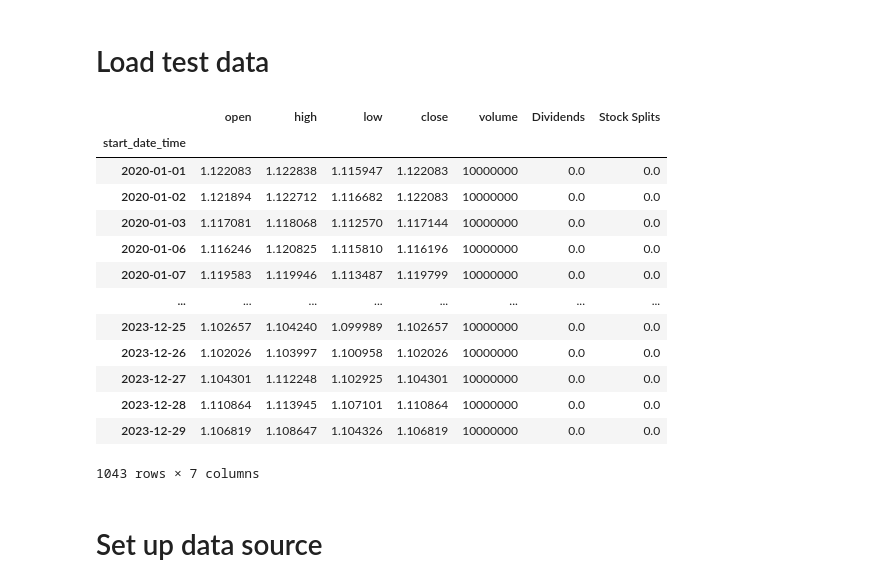
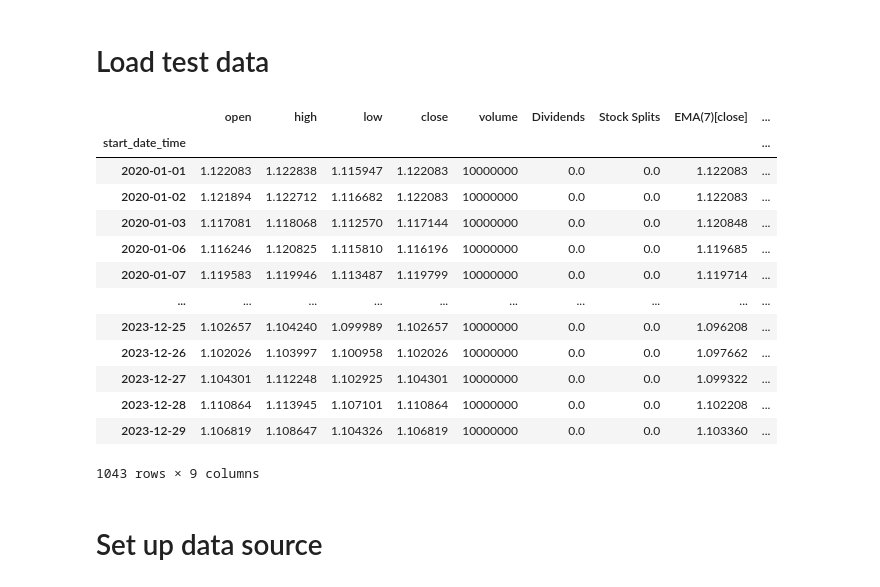
Before and after one commit to NNTrade/StrategyTesterOptimizer, a Jupyter notebook: example/PyAlgoTrade_example.ipynb, the cells around one changed output. Cells and saved outputs as stored; diff of their text form; code cells hidden in the pictures.

```diff
--- a/example/PyAlgoTrade_example.ipynb
+++ b/example/PyAlgoTrade_example.ipynb
@@ -6,6 +6,8 @@ root_logger = logging.getLogger()
 root_logger.propagate = True
 # %% [markdown]
 # Set constants
+# %%
+ema_list = [7,14]
 # %%
 test_data_path = "./tmp/test.csv"
 # %% [markdown]
@@ -29,22 +31,26 @@ if not os.path.exists(test_data_path):
 # %%
 data_df:pd.DataFrame = pd.read_csv(test_data_path, index_col=INDEX)
 data_df.index = pd.to_datetime(data_df.index)
+from NNTrade.indicators.ma import EmaBuilder
+for ema_p in ema_list:
+    ema_b = EmaBuilder(ema_p)
+    data_df[ema_b.get_name(CLOSE)] = ema_b.get_for(data_df[CLOSE])
 data_df
 # %% [output]
-|  | open | high | low | close | volume | Dividends | Stock Splits |
-| start_date_time |  |  |  |  |  |  |  |
-| 2020-01-01 | 1.122083 | 1.122838 | 1.115947 | 1.122083 | 10000000 | 0.0 | 0.0 |
-| 2020-01-02 | 1.121894 | 1.122712 | 1.116682 | 1.122083 | 10000000 | 0.0 | 0.0 |
-| 2020-01-03 | 1.117081 | 1.118068 | 1.112570 | 1.117144 | 10000000 | 0.0 | 0.0 |
-| 2020-01-06 | 1.116246 | 1.120825 | 1.115810 | 1.116196 | 10000000 | 0.0 | 0.0 |
-| 2020-01-07 | 1.119583 | 1.119946 | 1.113487 | 1.119799 | 10000000 | 0.0 | 0.0 |
-| ... | ... | ... | ... | ... | ... | ... | ... |
-| 2023-12-25 | 1.102657 | 1.104240 | 1.099989 | 1.102657 | 10000000 | 0.0 | 0.0 |
-| 2023-12-26 | 1.102026 | 1.103997 | 1.100958 | 1.102026 | 10000000 | 0.0 | 0.0 |
-| 2023-12-27 | 1.104301 | 1.112248 | 1.102925 | 1.104301 | 10000000 | 0.0 | 0.0 |
-| 2023-12-28 | 1.110864 | 1.113945 | 1.107101 | 1.110864 | 10000000 | 0.0 | 0.0 |
-| 2023-12-29 | 1.106819 | 1.108647 | 1.104326 | 1.106819 | 10000000 | 0.0 | 0.0 |
+|  | open | high | low | close | volume | Dividends | Stock Splits | EMA(7)[close] | ... |
+| start_date_time |  |  |  |  |  |  |  |  | ... |
+| 2020-01-01 | 1.122083 | 1.122838 | 1.115947 | 1.122083 | 10000000 | 0.0 | 0.0 | 1.122083 | ... |
+| 2020-01-02 | 1.121894 | 1.122712 | 1.116682 | 1.122083 | 10000000 | 0.0 | 0.0 | 1.122083 | ... |
+| 2020-01-03 | 1.117081 | 1.118068 | 1.112570 | 1.117144 | 10000000 | 0.0 | 0.0 | 1.120848 | ... |
+| 2020-01-06 | 1.116246 | 1.120825 | 1.115810 | 1.116196 | 10000000 | 0.0 | 0.0 | 1.119685 | ... |
+| 2020-01-07 | 1.119583 | 1.119946 | 1.113487 | 1.119799 | 10000000 | 0.0 | 0.0 | 1.119714 | ... |
+| ... | ... | ... | ... | ... | ... | ... | ... | ... | ... |
+| 2023-12-25 | 1.102657 | 1.104240 | 1.099989 | 1.102657 | 10000000 | 0.0 | 0.0 | 1.096208 | ... |
+| 2023-12-26 | 1.102026 | 1.103997 | 1.100958 | 1.102026 | 10000000 | 0.0 | 0.0 | 1.097662 | ... |
+| 2023-12-27 | 1.104301 | 1.112248 | 1.102925 | 1.104301 | 10000000 | 0.0 | 0.0 | 1.099322 | ... |
+| 2023-12-28 | 1.110864 | 1.113945 | 1.107101 | 1.110864 | 10000000 | 0.0 | 0.0 | 1.102208 | ... |
+| 2023-12-29 | 1.106819 | 1.108647 | 1.104326 | 1.106819 | 10000000 | 0.0 | 0.0 | 1.103360 | ... |
-1043 rows × 7 columns
+1043 rows × 9 columns
 # %% [markdown]
 # Set up data source
 # %%
```
Also changed, not shown: parts of 14 cells of this notebook, 29 other files.
